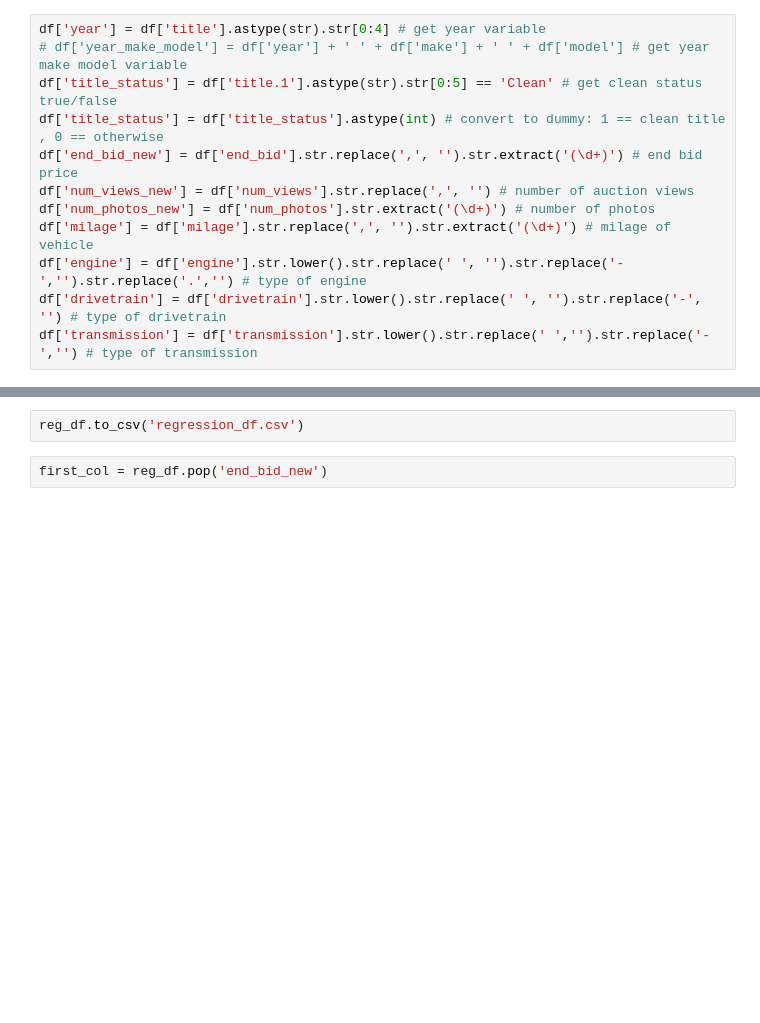
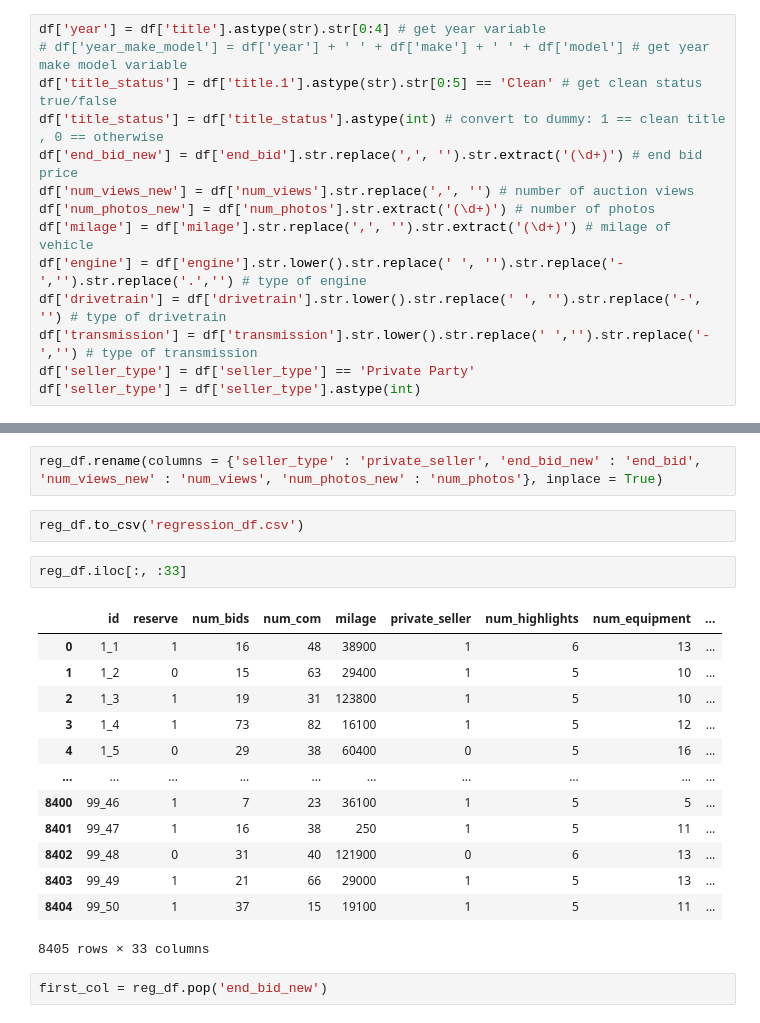
Before and after one commit to francisypeng/car_sentiment, a Jupyter notebook: analysis.ipynb, the cells around one changed output, grey strips where cells are left out. Cells and saved outputs as stored; diff of their text form; blank space fills up the shorter version.

```diff
--- a/analysis.ipynb
+++ b/analysis.ipynb
@@ -22,6 +22,8 @@ df['milage'] = df['milage'].str.replace(',', '').str.extract('(\d+)') # milage o
 df['engine'] = df['engine'].str.lower().str.replace(' ', '').str.replace('-','').str.replace('.','') # type of engine
 df['drivetrain'] = df['drivetrain'].str.lower().str.replace(' ', '').str.replace('-', '') # type of drivetrain
 df['transmission'] = df['transmission'].str.lower().str.replace(' ','').str.replace('-','') # type of transmission
+df['seller_type'] = df['seller_type'] == 'Private Party'
+df['seller_type'] = df['seller_type'].astype(int)
 # %%
 working_df = df.drop(columns=['title', 'subtitle', 'VIN', 'location', 'seller', 'num_views', 'end_bid', 'end_date', 'num_photos', 'title.1',])
 # %%
@@ -373,8 +375,26 @@ reg_df = working_df.join(trans_dummy).join(make_dummy).join(model_dummy).join(ec
 reg_df.drop(columns=['transmission', 'make', 'model'], inplace = True)
 # %%
 reg_df.drop(columns = ['engine', 'drivetrain', 'body_style', 'e_color' ,'i_color', 'e_colormatch', 'i_colormatch'], inplace= True)
+# %%
+reg_df.rename(columns = {'seller_type' : 'private_seller', 'end_bid_new' : 'end_bid', 'num_views_new' : 'num_views', 'num_photos_new' : 'num_photos'}, inplace = True)
 # %%
 reg_df.to_csv('regression_df.csv')
+# %%
+reg_df.iloc[:, :33]
+# %% [output]
+|  | id | reserve | num_bids | num_com | milage | private_seller | num_highlights | num_equipment | ... |
+| 0 | 1_1 | 1 | 16 | 48 | 38900 | 1 | 6 | 13 | ... |
+| 1 | 1_2 | 0 | 15 | 63 | 29400 | 1 | 5 | 10 | ... |
+| 2 | 1_3 | 1 | 19 | 31 | 123800 | 1 | 5 | 10 | ... |
+| 3 | 1_4 | 1 | 73 | 82 | 16100 | 1 | 5 | 12 | ... |
+| 4 | 1_5 | 0 | 29 | 38 | 60400 | 0 | 5 | 16 | ... |
+| ... | ... | ... | ... | ... | ... | ... | ... | ... | ... |
+| 8400 | 99_46 | 1 | 7 | 23 | 36100 | 1 | 5 | 5 | ... |
+| 8401 | 99_47 | 1 | 16 | 38 | 250 | 1 | 5 | 11 | ... |
+| 8402 | 99_48 | 0 | 31 | 40 | 121900 | 0 | 6 | 13 | ... |
+| 8403 | 99_49 | 1 | 21 | 66 | 29000 | 1 | 5 | 13 | ... |
+| 8404 | 99_50 | 1 | 37 | 15 | 19100 | 1 | 5 | 11 | ... |
+8405 rows × 33 columns
 # %%
 first_col = reg_df.pop('end_bid_new')
 # %%
```
Also changed, not shown: 1 other file.
